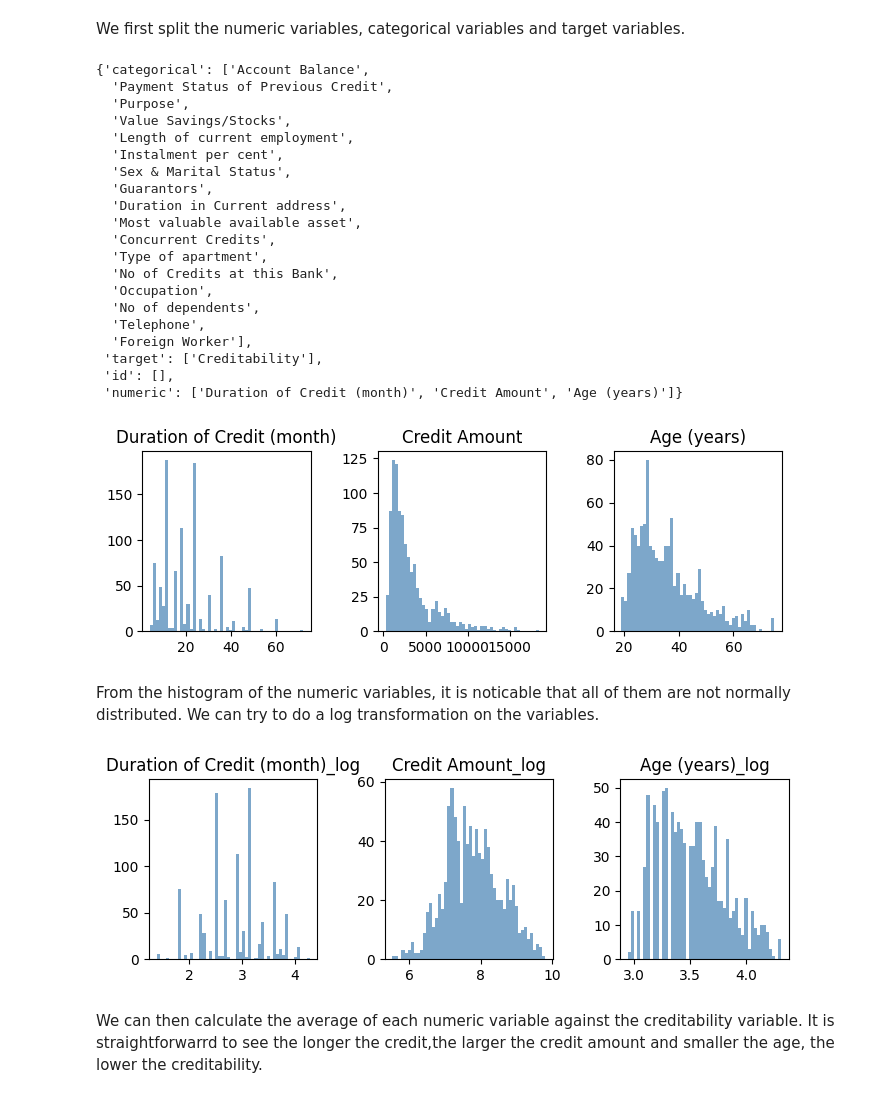
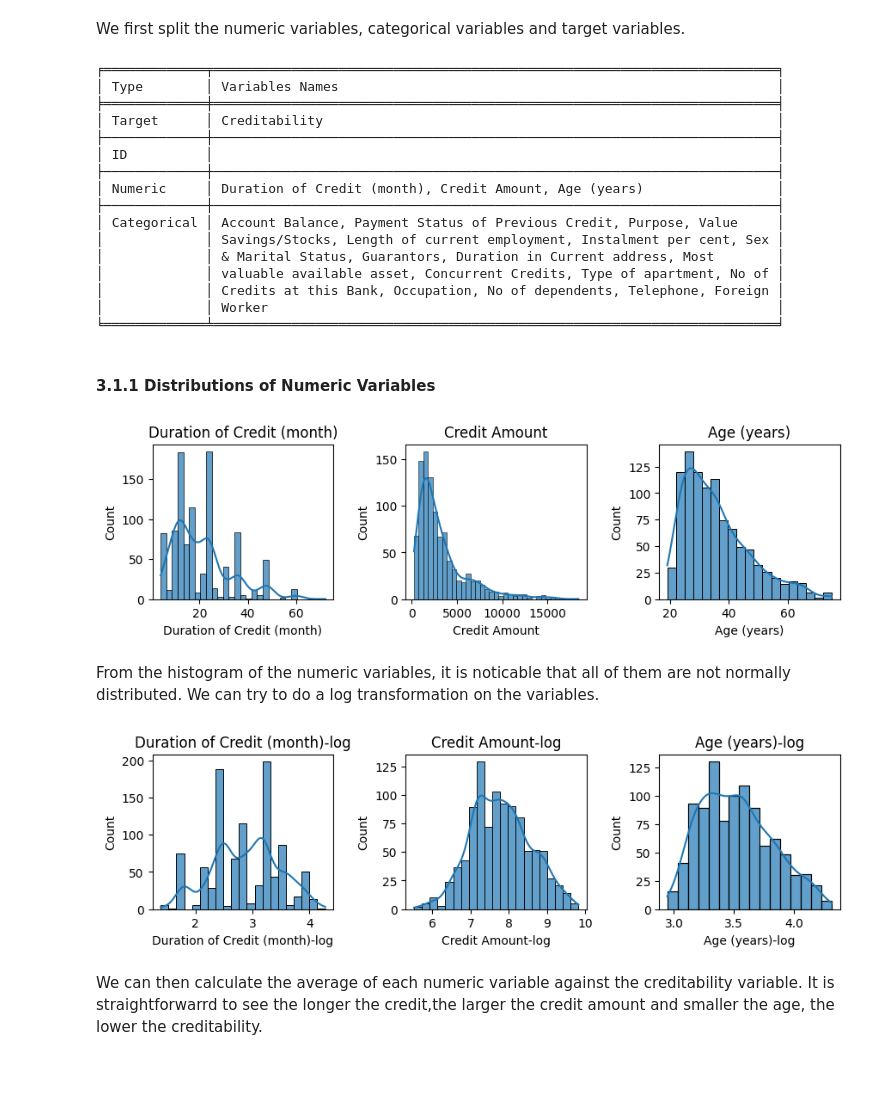
Before and after one commit to southnorthist/kaggle_analysis, a Jupyter notebook: Projects/creditability-classification/german_credit_classification.ipynb, the cells around one changed output. Cells and saved outputs as stored; diff of their text form; code cells hidden in the pictures; blank space fills up the shorter version.

Commit message:
Modified creditability project

```diff
--- a/Projects/creditability-classification/german_credit_classification.ipynb
+++ b/Projects/creditability-classification/german_credit_classification.ipynb
@@ -214,45 +137,42 @@ german_credit_ds.head()
 # %% [markdown]
 We first split the numeric variables, categorical variables and target variables.
 # %%
-# Columns of the data: Creditability is the target variable
-variables = prep.split_num_cat_target(german_credit_ds, 'Creditability', lvl_theta=10)
-variables
+# Columns of the data: Creditability is the target variable (if there's more than 10 unique values in a feature, we treat as numeric variables)
+variables = prep.split_num_cat_target(german_credit_ds, 'Creditability', lvl_theta=10, show=True)
 # %% [output]
-{'categorical': ['Account Balance',
-  'Payment Status of Previous Credit',
-  'Purpose',
-  'Value Savings/Stocks',
-  'Length of current employment',
-  'Instalment per cent',
-  'Sex & Marital Status',
-  'Guarantors',
-  'Duration in Current address',
-  'Most valuable available asset',
-  'Concurrent Credits',
-  'Type of apartment',
-  'No of Credits at this Bank',
-  'Occupation',
-  'No of dependents',
-  'Telephone',
-  'Foreign Worker'],
- 'target': ['Creditability'],
- 'id': [],
- 'numeric': ['Duration of Credit (month)', 'Credit Amount', 'Age (years)']}
+╒═════════════╤════════════════════════════════════════════════════════════════════════╕
+│ Type        │ Variables Names                                                        │
+╞═════════════╪════════════════════════════════════════════════════════════════════════╡
+│ Target      │ Creditability                                                          │
+├─────────────┼────────────────────────────────────────────────────────────────────────┤
+│ ID          │                                                                        │
+├─────────────┼────────────────────────────────────────────────────────────────────────┤
+│ Numeric     │ Duration of Credit (month), Credit Amount, Age (years)                 │
+├─────────────┼────────────────────────────────────────────────────────────────────────┤
+│ Categorical │ Account Balance, Payment Status of Previous Credit, Purpose, Value     │
+│             │ Savings/Stocks, Length of current employment, Instalment per cent, Sex │
+│             │ & Marital Status, Guarantors, Duration in Current address, Most        │
+│             │ valuable available asset, Concurrent Credits, Type of apartment, No of │
+│             │ Credits at this Bank, Occupation, No of dependents, Telephone, Foreign │
+│             │ Worker                                                                 │
+╘═════════════╧════════════════════════════════════════════════════════════════════════╛
+# %% [markdown]
+#### 3.1.1 Distributions of Numeric Variables
 # %%
 # Descriptive stats for the features
-prep.plot_all_dist(german_credit_ds, (8, 2), variables['numeric'], 1, 3)
+prep.plot_all_dist(german_credit_ds, (10, 2), variables['numeric'], 1, 3)
 # %% [output]
-[figure, old version]
+[figure, new version]
 # %% [markdown]
 From the histogram of the numeric variables, it is noticable that all of them are not normally distributed. We can try to do a log transformation on the variables.
 # %%
 log_trans_df = german_credit_ds[variables['numeric']].astype(float).apply(lambda x: np.log(x + 0.0), axis = 1, result_type = 'broadcast')
-log_trans_df.rename(columns={'Duration of Credit (month)':'Duration of Credit (month)_log',
-'Credit Amount': 'Credit Amount_log', 'Age (years)': 'Age (years)_log'}, inplace=True)
+log_trans_df.rename(columns={'Duration of Credit (month)':'Duration of Credit (month)-log',
+'Credit Amount': 'Credit Amount-log', 'Age (years)': 'Age (years)-log'}, inplace=True)
 # plot the newly generated data
-prep.plot_all_dist(log_trans_df, (8, 2), ['Duration of Credit (month)_log', 'Credit Amount_log', 'Age (years)_log'], 1, 3)
+prep.plot_all_dist(log_trans_df, (10, 2), ['Duration of Credit (month)-log', 'Credit Amount-log', 'Age (years)-log'], 1, 3)
 # %% [output]
-[figure, old version]
+[figure, new version]
 # %% [markdown]
 We can then calculate the average of each numeric variable against the creditability variable. It is straightforwarrd to see the longer the credit,the larger the credit amount and smaller the age, the lower the creditability.
 # %%
```
Also changed, not shown: parts of 88 cells of this notebook, 4 other files.
